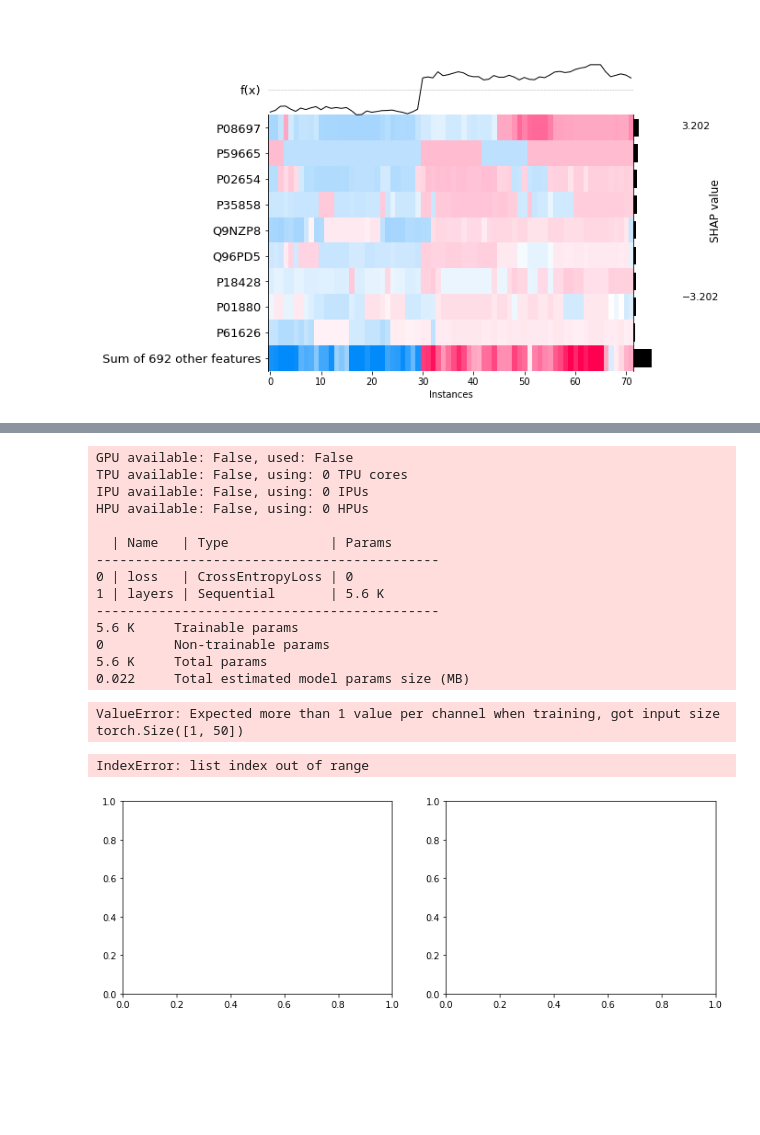
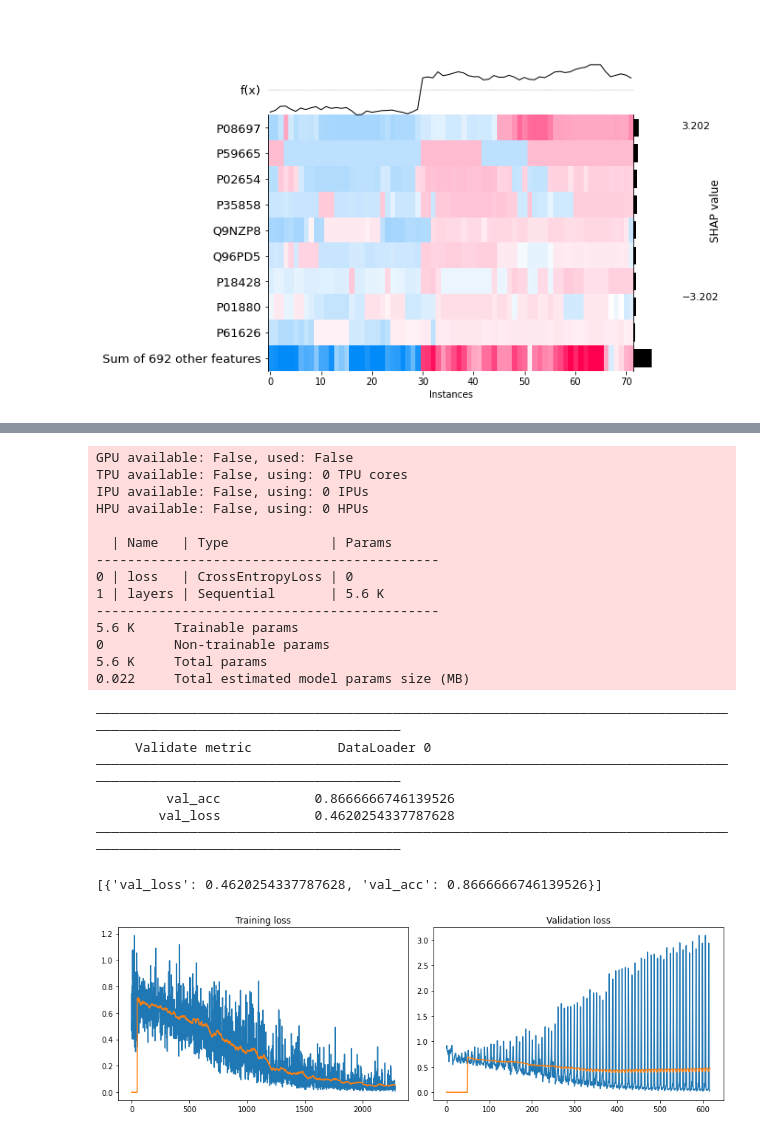
Before and after one commit to ErikHartman/sepsis-ml, a Jupyter notebook: src/ML.ipynb, the cells around one changed output, grey strips where cells are left out. Cells and saved outputs as stored; diff of their text form; code cells hidden in the pictures; blank space fills up the shorter version.

```diff
--- a/src/ML.ipynb
+++ b/src/ML.ipynb
@@ -275,8 +275,8 @@ def prepare_data(X,y, test_size=0.2):
 
     train = torch.utils.data.TensorDataset(X_train, y_train)
     test = torch.utils.data.TensorDataset(X_test, y_test)
-    train_loader = torch.utils.data.DataLoader(train,  num_workers=10)
-    test_loader = torch.utils.data.DataLoader(test,   num_workers=10)
+    train_loader = torch.utils.data.DataLoader(train, num_workers=10)
+    test_loader = torch.utils.data.DataLoader(test,    num_workers=10)
     return train_loader, test_loader
 
 class PTNN(LightningModule):
@@ -288,15 +288,15 @@ class PTNN(LightningModule):
         self.loss = nn.CrossEntropyLoss()
         self.layers = nn.Sequential(
             nn.LazyLinear(100),
-            nn.ReLU(),
+            nn.Tanh(),
             nn.Dropout(0.25),
             nn.Linear(100, 50),
-            nn.ReLU(),
+            nn.Tanh(),
             nn.Dropout(0.25),
             nn.Linear(50,10),
-            nn.ReLU(),
+            nn.Tanh(),
             nn.Dropout(0.25),
-            nn.Linear(10,2),
+            nn.Linear(10,2)
         )
 
 
@@ -348,14 +348,15 @@ class MyLogger(Callback):
 train_loader, val_loader = prepare_data(X,y_array,0.2)
 
 early_stop_callback = EarlyStopping(monitor="val_loss",
-                                    min_delta=0.001, patience=10, verbose=False, mode="min")
-model = PTNN()
+                                    min_delta=0.001, patience=15, verbose=False, mode="min")
+learning_rate = 1e-4
+model = PTNN(learning_rate=learning_rate)
 logger = MyLogger()
+
 trainer = Trainer(callbacks=[early_stop_callback, logger],
-    auto_lr_find=True, deterministic=True, min_epochs=1, max_epochs=50)
+    auto_lr_find=True, deterministic=True, min_epochs=1, max_epochs=100)
 
 trainer.fit(model, train_loader, val_loader)
-optimal_learning_rate = model.learning_rate
 trainer.validate(model, val_loader)
 # %% [output]
 GPU available: False, used: False
@@ -372,29 +373,37 @@ HPU available: False, using: 0 HPUs
 0         Non-trainable params
 5.6 K     Total params
 0.022     Total estimated model params size (MB)
-ValueError: Expected more than 1 value per channel when training, got input size torch.Size([1, 50])
+────────────────────────────────────────────────────────────────────────────────────────────────────────────────────────
+     Validate metric           DataLoader 0
+────────────────────────────────────────────────────────────────────────────────────────────────────────────────────────
+         val_acc            0.8666666746139526
+        val_loss            0.4620254337787628
+────────────────────────────────────────────────────────────────────────────────────────────────────────────────────────
+[{'val_loss': 0.4620254337787628, 'val_acc': 0.8666666746139526}]
 # %%
 
 import matplotlib.pyplot as plt
 def moving_average(x, w):
     return np.convolve(x, np.ones(w), 'valid') / w
 
 def plot_loss(logger):
-    window = 20
+    window = 50
     fig,ax = plt.subplots(1,2, figsize=(12,4))
     val_loss = np.array([d.numpy() for d in logger.logg[0]['val_loss']])
     val_loss_avg = moving_average(val_loss, window)
     train_loss = np.array([d.detach().numpy() for d in logger.logg[0]['training_loss']])
     train_loss_avg = moving_average(train_loss, window)
+    # padding
+    train_loss_avg = np.insert(train_loss_avg, 0, [0]*window)
+    val_loss_avg = np.insert(val_loss_avg, 0, [0]*window)
     ax[0].plot(train_loss)
     ax[0].plot(train_loss_avg)
     ax[0].set_title('Training loss')
     ax[1].plot(val_loss)
     ax[1].plot(val_loss_avg)
     ax[1].set_title('Validation loss')
     plt.tight_layout()
 
 plot_loss(logger)
 # %% [output]
-IndexError: list index out of range
-[figure, old version]
+[figure, new version]
```
Also changed, not shown: parts of 2 cells of this notebook, 22 other files.
